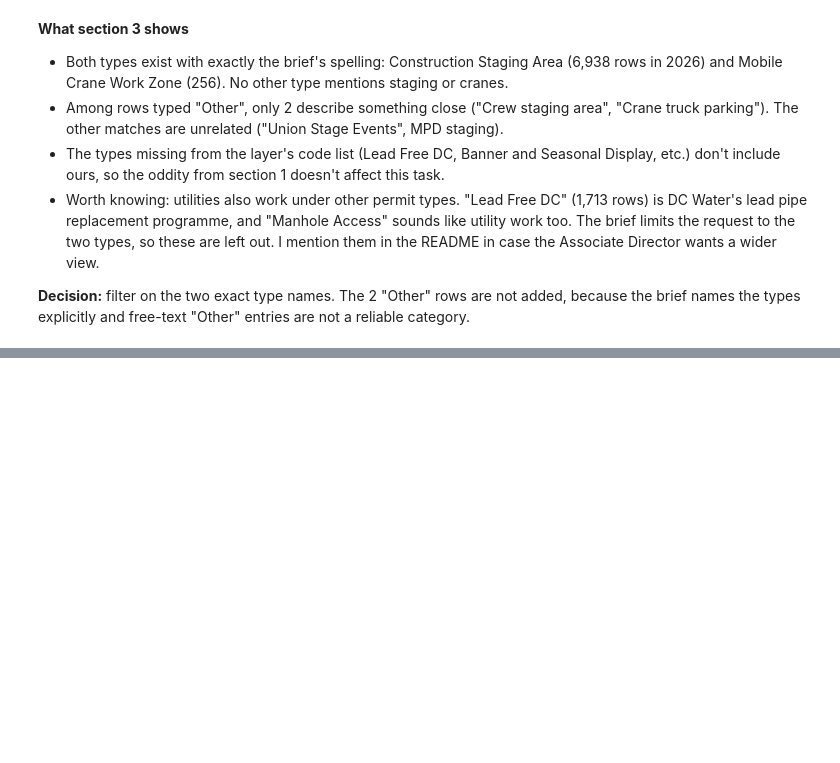
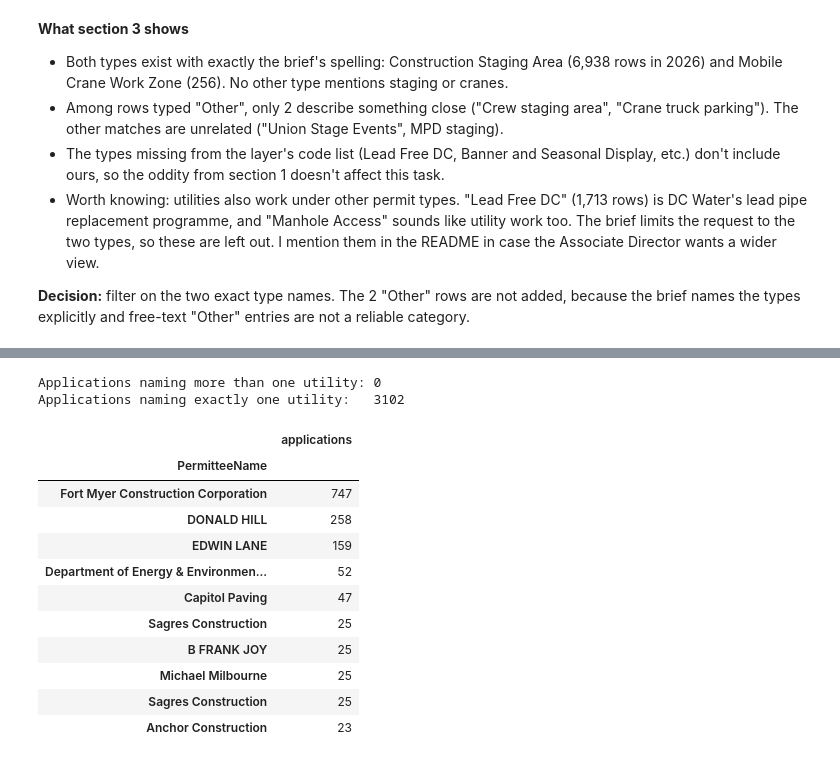
Before and after one commit to taj771/cs12-ddot-assessment, a Jupyter notebook: python_test/enrichment/step1_explore_layer24.ipynb, the cells around one changed output, grey strips where cells are left out. Drawn from its saved outputs; the diff is of its cells as text; code cells hidden in the pictures; blank space fills up the shorter version.

```diff
--- a/python_test/enrichment/step1_explore_layer24.ipynb
+++ b/python_test/enrichment/step1_explore_layer24.ipynb
@@ -298,0 +398,28 @@ unlisted.value_counts().to_frame("rows")
+# %%
+# Do the columns ever disagree (two different utilities on the same application)?
+def utilities_named(row):
+    return set(row.dropna()) - {"several"}
+
+named = one_per_app[utility_cols].apply(utilities_named, axis=1)
+print("Applications naming more than one utility:", (named.map(len) > 1).sum())
+print("Applications naming exactly one utility:  ", (named.map(len) == 1).sum())
+# %% [output]
+Applications naming more than one utility: 0
+Applications naming exactly one utility:   3102
+# %%
+# When a utility is the applicant or owner, who is the permittee? (contractors doing the work)
+utility_app = one_per_app[named.map(len) == 1]
+utility_app.loc[utility_app["PermitteeName_utility"].isna(), "PermitteeName"].value_counts().head(10).to_frame("applications")
+# %% [output]
+|  | applications |
+| PermitteeName |  |
+| Fort Myer Construction Corporation | 747 |
+| DONALD HILL | 258 |
+| EDWIN LANE | 159 |
+| Department of Energy & Environmen... | 52 |
+| Capitol Paving | 47 |
+| Sagres Construction | 25 |
+| B FRANK JOY | 25 |
+| Michael Milbourne | 25 |
+| Sagres Construction | 25 |
+| Anchor Construction | 23 |
```
Also changed, not shown: parts of 9 cells of this notebook, 1 other file.
